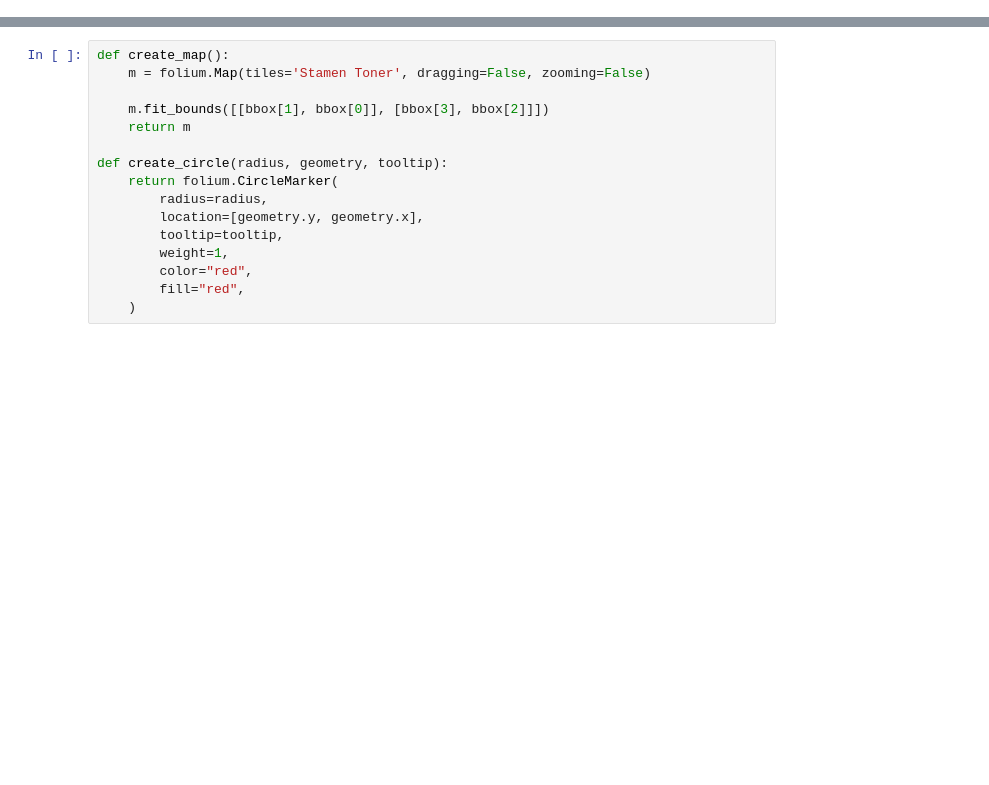
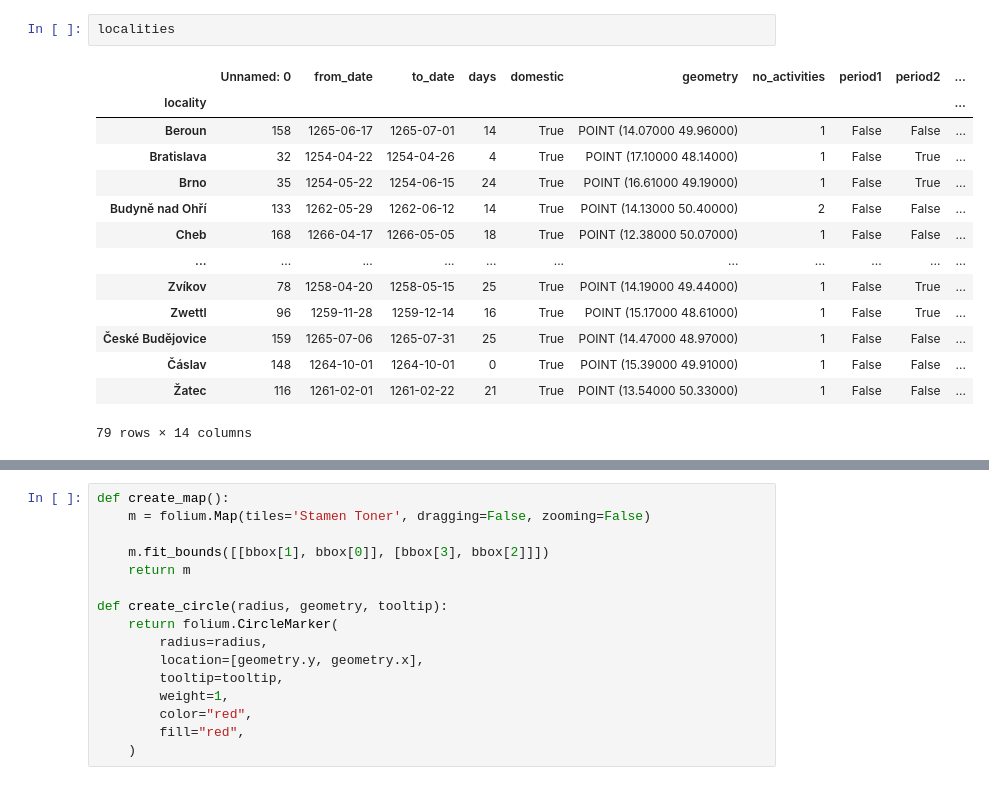
Before and after one commit to adammertel/itinerary-analysis_PO2-case-study, a Jupyter notebook: src/analysis/metrics/03_network.ipynb, the cells around one changed output, grey strips where cells are left out. Saved outputs shown, nothing was run; the diff lists cells and outputs as text; blank space fills up the shorter version.

```diff
--- a/src/analysis/metrics/03_network.ipynb
+++ b/src/analysis/metrics/03_network.ipynb
@@ -153,3 +135,20 @@ p3 processed
 p4 processed
 p5 processed
 pall processed
+# %%
+localities
+# %% [output]
+|  | Unnamed: 0 | from_date | to_date | days | domestic | geometry | no_activities | period1 | period2 | ... |
+| locality |  |  |  |  |  |  |  |  |  | ... |
+| Beroun | 158 | 1265-06-17 | 1265-07-01 | 14 | True | POINT (14.07000 49.96000) | 1 | False | False | ... |
+| Bratislava | 32 | 1254-04-22 | 1254-04-26 | 4 | True | POINT (17.10000 48.14000) | 1 | False | True | ... |
+| Brno | 35 | 1254-05-22 | 1254-06-15 | 24 | True | POINT (16.61000 49.19000) | 1 | False | True | ... |
+| Budyně nad Ohří | 133 | 1262-05-29 | 1262-06-12 | 14 | True | POINT (14.13000 50.40000) | 2 | False | False | ... |
+| Cheb | 168 | 1266-04-17 | 1266-05-05 | 18 | True | POINT (12.38000 50.07000) | 1 | False | False | ... |
+| ... | ... | ... | ... | ... | ... | ... | ... | ... | ... | ... |
+| Zvíkov | 78 | 1258-04-20 | 1258-05-15 | 25 | True | POINT (14.19000 49.44000) | 1 | False | True | ... |
+| Zwettl | 96 | 1259-11-28 | 1259-12-14 | 16 | True | POINT (15.17000 48.61000) | 1 | False | True | ... |
+| České Budějovice | 159 | 1265-07-06 | 1265-07-31 | 25 | True | POINT (14.47000 48.97000) | 1 | False | False | ... |
+| Čáslav | 148 | 1264-10-01 | 1264-10-01 | 0 | True | POINT (15.39000 49.91000) | 1 | False | False | ... |
+| Žatec | 116 | 1261-02-01 | 1261-02-22 | 21 | True | POINT (13.54000 50.33000) | 1 | False | False | ... |
+79 rows × 14 columns
```
Also changed, not shown: parts of 5 cells of this notebook.
